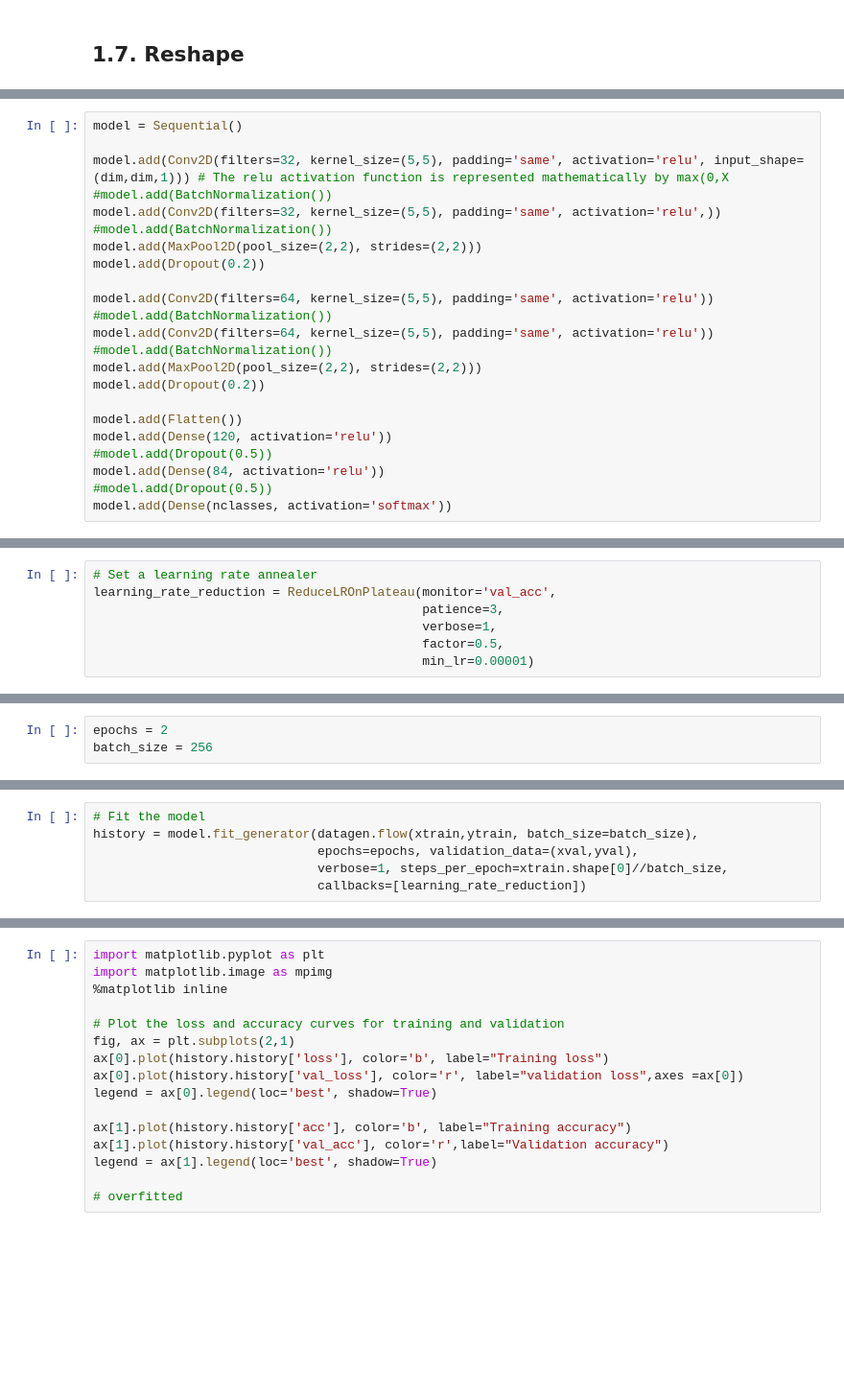
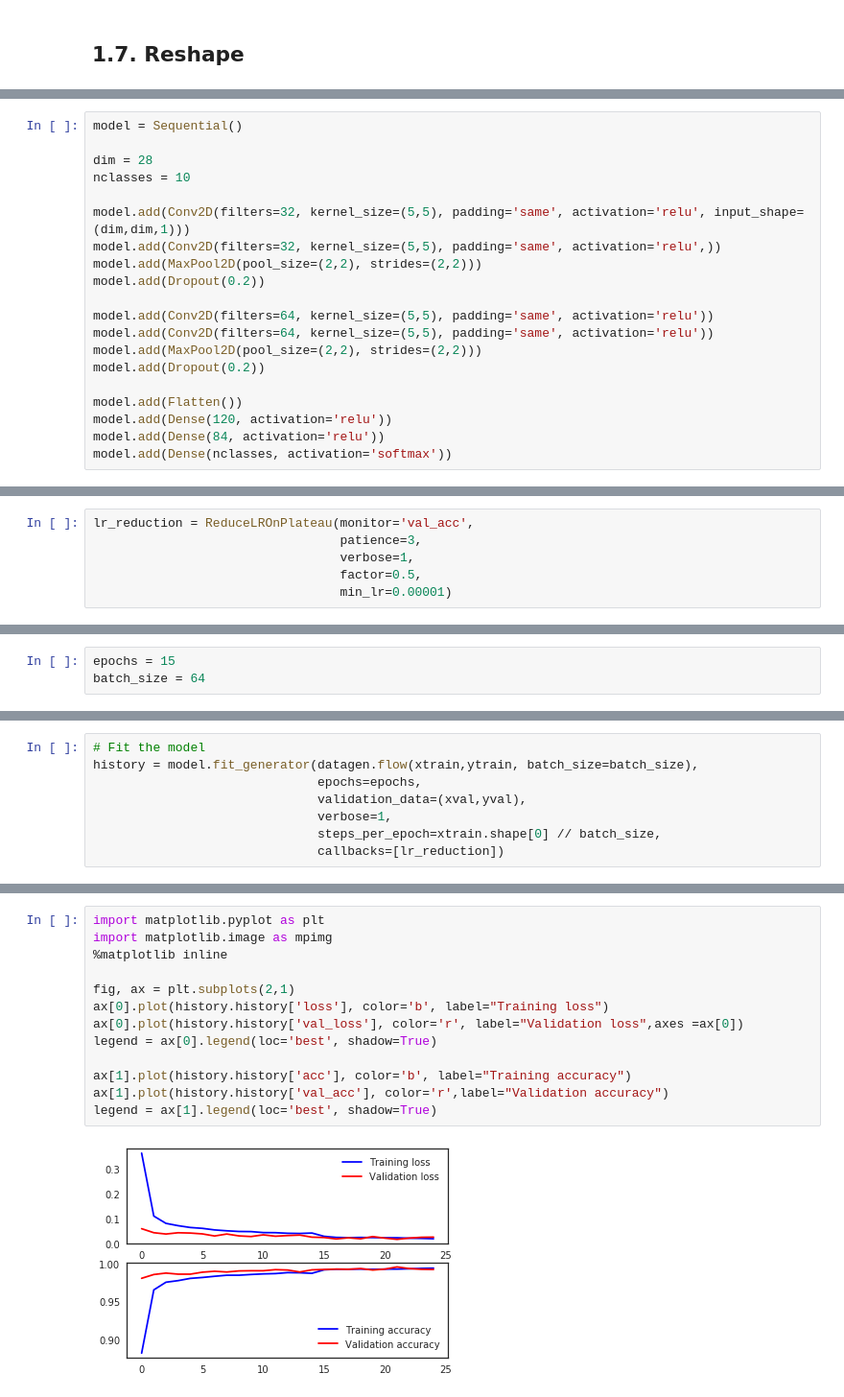
Before and after one commit to anebz/kaggle, a Jupyter notebook: mnist/mnist-with-cnn-keras-detailed-explanation.ipynb, the cells around one changed output, grey strips where cells are left out. Shown at 96% size. Drawn from its saved outputs; the diff is of its cells as text; blank space fills up the shorter version.

```diff
--- a/mnist/mnist-with-cnn-keras-detailed-explanation.ipynb
+++ b/mnist/mnist-with-cnn-keras-detailed-explanation.ipynb
@@ -342,25 +472,22 @@ batch normalization
 # %%
 model = Sequential()
 
-model.add(Conv2D(filters=32, kernel_size=(5,5), padding='same', activation='relu', input_shape=(dim,dim,1))) # The relu activation function is represented mathematically by max(0,X
-#model.add(BatchNormalization())
+dim = 28
+nclasses = 10
+
+model.add(Conv2D(filters=32, kernel_size=(5,5), padding='same', activation='relu', input_shape=(dim,dim,1)))
 model.add(Conv2D(filters=32, kernel_size=(5,5), padding='same', activation='relu',))
-#model.add(BatchNormalization())
 model.add(MaxPool2D(pool_size=(2,2), strides=(2,2)))
 model.add(Dropout(0.2))
 
 model.add(Conv2D(filters=64, kernel_size=(5,5), padding='same', activation='relu'))
-#model.add(BatchNormalization())
 model.add(Conv2D(filters=64, kernel_size=(5,5), padding='same', activation='relu'))
-#model.add(BatchNormalization())
 model.add(MaxPool2D(pool_size=(2,2), strides=(2,2)))
 model.add(Dropout(0.2))
 
 model.add(Flatten())
 model.add(Dense(120, activation='relu'))
-#model.add(Dropout(0.5))
 model.add(Dense(84, activation='relu'))
-#model.add(Dropout(0.5))
 model.add(Dense(nclasses, activation='softmax'))
 # %%
 model.summary()
@@ -378,7 +534,6 @@ You can use other metrics to measure the performance other than accuracy as prec
 # %%
-# Set a learning rate annealer
-learning_rate_reduction = ReduceLROnPlateau(monitor='val_acc',
-                                            patience=3,
-                                            verbose=1,
-                                            factor=0.5,
-                                            min_lr=0.00001)
+lr_reduction = ReduceLROnPlateau(monitor='val_acc',
+                                 patience=3,
+                                 verbose=1,
+                                 factor=0.5,
+                                 min_lr=0.00001)
@@ -385,3 +566,3 @@ learning_rate_reduction = ReduceLROnPlateau(monitor='val_acc',
 # %%
-epochs = 2
-batch_size = 256
+epochs = 15
+batch_size = 64
@@ -411,6 +577,8 @@ xtrain.shape
 # %%
 # Fit the model
 history = model.fit_generator(datagen.flow(xtrain,ytrain, batch_size=batch_size),
-                              epochs=epochs, validation_data=(xval,yval),
-                              verbose=1, steps_per_epoch=xtrain.shape[0]//batch_size,
-                              callbacks=[learning_rate_reduction])
+                              epochs=epochs,
+                              validation_data=(xval,yval),
+                              verbose=1,
+                              steps_per_epoch=xtrain.shape[0] // batch_size,
+                              callbacks=[lr_reduction])
@@ -417,16 +607,15 @@ history = model.fit_generator(datagen.flow(xtrain,ytrain, batch_size=batch_size)
 # %%
 import matplotlib.pyplot as plt
 import matplotlib.image as mpimg
 %matplotlib inline
 
-# Plot the loss and accuracy curves for training and validation
 fig, ax = plt.subplots(2,1)
 ax[0].plot(history.history['loss'], color='b', label="Training loss")
-ax[0].plot(history.history['val_loss'], color='r', label="validation loss",axes =ax[0])
+ax[0].plot(history.history['val_loss'], color='r', label="Validation loss",axes =ax[0])
 legend = ax[0].legend(loc='best', shadow=True)
 
 ax[1].plot(history.history['acc'], color='b', label="Training accuracy")
 ax[1].plot(history.history['val_acc'], color='r',label="Validation accuracy")
 legend = ax[1].legend(loc='best', shadow=True)
-
-# overfitted
+# %% [output]
+[figure, added]
```
Also changed, not shown: parts of 54 cells of this notebook, 4 other files.
